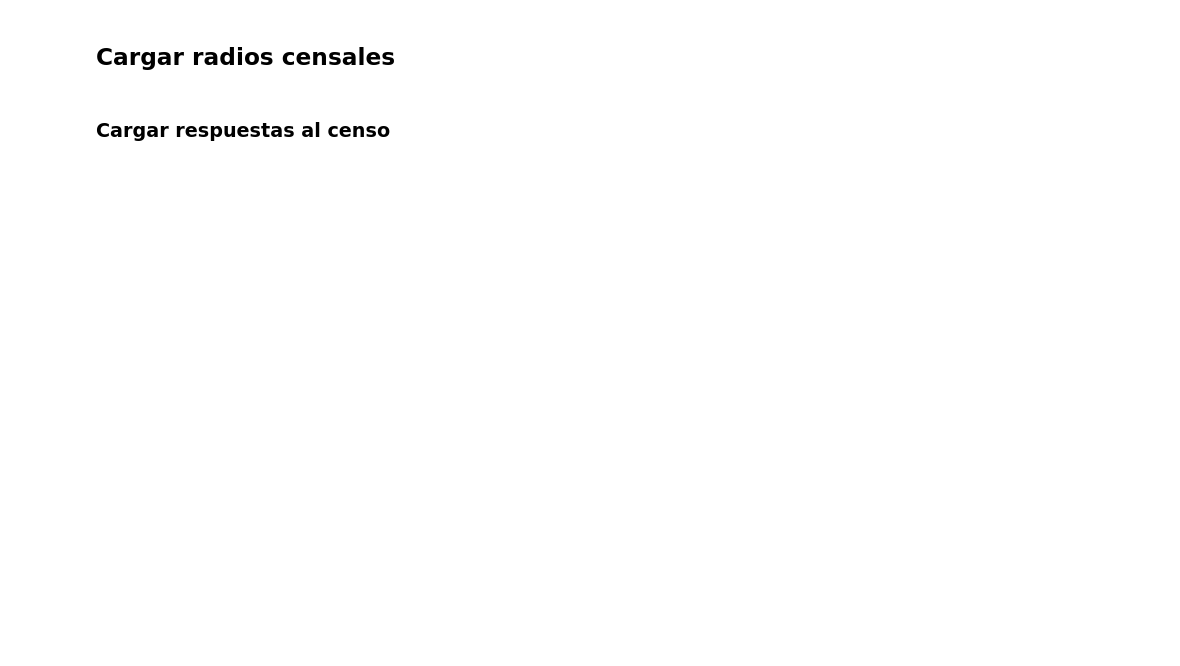
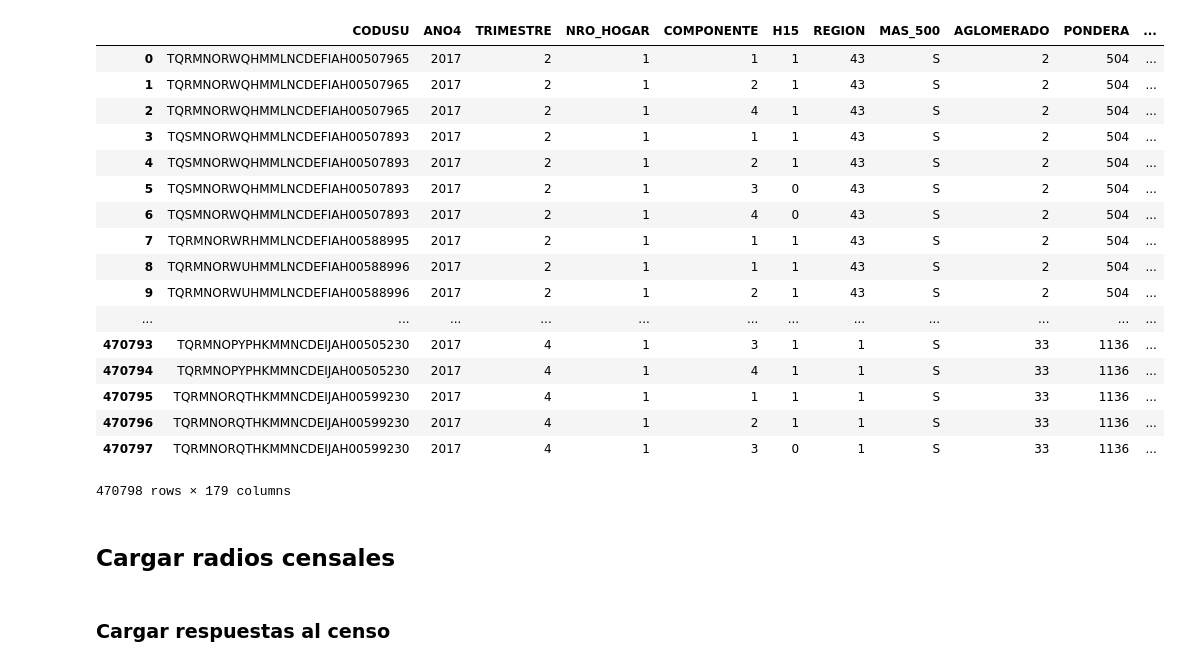
Before and after one commit to matuteiglesias/microdatos-EPH-INDEC, a Jupyter notebook: Infer form EPH survey.ipynb, the cells around one changed output. Drawn from its saved outputs; the diff is of its cells as text; code cells hidden in the pictures; blank space fills up the shorter version.

Commit message:
Added user created data

```diff
--- a/Infer form EPH survey.ipynb
+++ b/Infer form EPH survey.ipynb
@@ -5,6 +5,18 @@ import matplotlib.pyplot as plt
 %matplotlib inline
 
 pd.options.display.max_columns = 999
+# %%
+# Cargar datos
+
+import glob
+path =r'./microdatos' # use your path
+allFiles = glob.glob(path + "/usu_hogar*.txt")
+frame = pd.DataFrame()
+list_ = []
+for file_ in allFiles:
+    df = pd.read_csv(file_,index_col=None, header=0, delimiter = ';')
+    list_.append(df)
+datos_hogar = pd.concat(list_)
 # %%
 # Cargar datos
 
@@ -25,3 +59,24 @@ datos['ingreso_usd'] = datos['P47T'] / datos['USD/ARS']
+# %%
+datos[['CODUSU', 'ANO4', 'TRIMESTRE', 'N'
+# %% [output]
+|  | CODUSU | ANO4 | TRIMESTRE | NRO_HOGAR | COMPONENTE | H15 | REGION | MAS_500 | AGLOMERADO | PONDERA | ... |
+| 0 | TQRMNORWQHMMLNCDEFIAH00507965 | 2017 | 2 | 1 | 1 | 1 | 43 | S | 2 | 504 | ... |
+| 1 | TQRMNORWQHMMLNCDEFIAH00507965 | 2017 | 2 | 1 | 2 | 1 | 43 | S | 2 | 504 | ... |
+| 2 | TQRMNORWQHMMLNCDEFIAH00507965 | 2017 | 2 | 1 | 4 | 1 | 43 | S | 2 | 504 | ... |
+| 3 | TQSMNORWQHMMLNCDEFIAH00507893 | 2017 | 2 | 1 | 1 | 1 | 43 | S | 2 | 504 | ... |
+| 4 | TQSMNORWQHMMLNCDEFIAH00507893 | 2017 | 2 | 1 | 2 | 1 | 43 | S | 2 | 504 | ... |
+| 5 | TQSMNORWQHMMLNCDEFIAH00507893 | 2017 | 2 | 1 | 3 | 0 | 43 | S | 2 | 504 | ... |
+| 6 | TQSMNORWQHMMLNCDEFIAH00507893 | 2017 | 2 | 1 | 4 | 0 | 43 | S | 2 | 504 | ... |
+| 7 | TQRMNORWRHMMLNCDEFIAH00588995 | 2017 | 2 | 1 | 1 | 1 | 43 | S | 2 | 504 | ... |
+| 8 | TQRMNORWUHMMLNCDEFIAH00588996 | 2017 | 2 | 1 | 1 | 1 | 43 | S | 2 | 504 | ... |
+| 9 | TQRMNORWUHMMLNCDEFIAH00588996 | 2017 | 2 | 1 | 2 | 1 | 43 | S | 2 | 504 | ... |
+| ... | ... | ... | ... | ... | ... | ... | ... | ... | ... | ... | ... |
+| 470793 | TQRMNOPYPHKMMNCDEIJAH00505230 | 2017 | 4 | 1 | 3 | 1 | 1 | S | 33 | 1136 | ... |
+| 470794 | TQRMNOPYPHKMMNCDEIJAH00505230 | 2017 | 4 | 1 | 4 | 1 | 1 | S | 33 | 1136 | ... |
+| 470795 | TQRMNORQTHKMMNCDEIJAH00599230 | 2017 | 4 | 1 | 1 | 1 | 1 | S | 33 | 1136 | ... |
+| 470796 | TQRMNORQTHKMMNCDEIJAH00599230 | 2017 | 4 | 1 | 2 | 1 | 1 | S | 33 | 1136 | ... |
+| 470797 | TQRMNORQTHKMMNCDEIJAH00599230 | 2017 | 4 | 1 | 3 | 0 | 1 | S | 33 | 1136 | ... |
+470798 rows × 179 columns
 # %% [markdown]
 ## Cargar radios censales
 # %%
```
Also changed, not shown: parts of 9 cells of this notebook.
